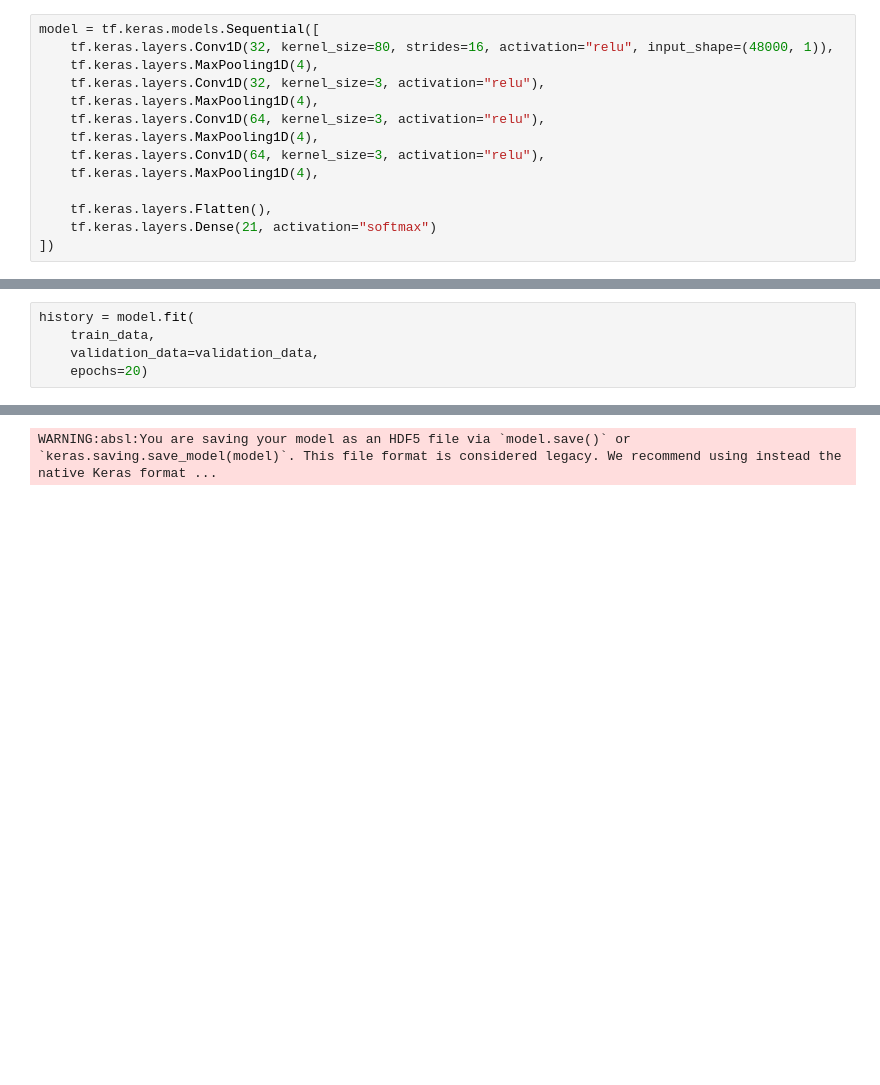
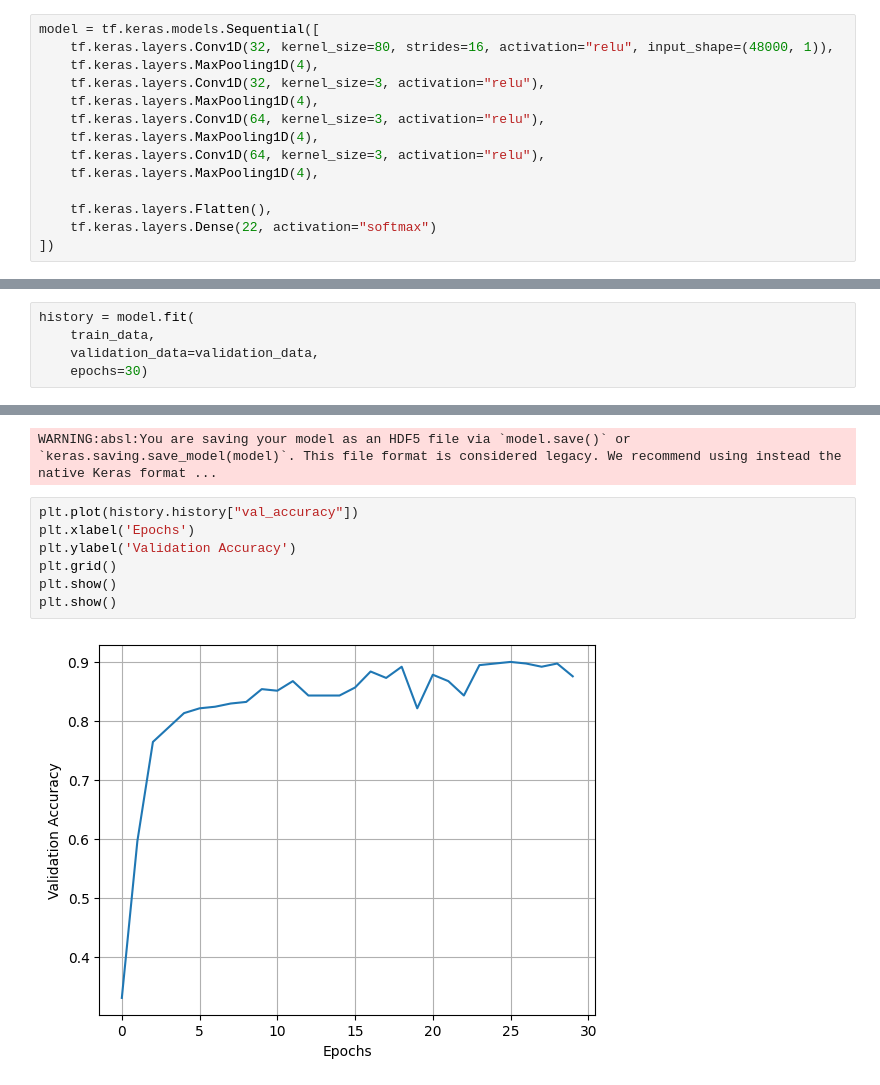
Before and after one commit to MahdiAhmadiKamal/Audio-Classification, a Jupyter notebook: train.ipynb, the cells around one changed output, grey strips where cells are left out. Drawn from its saved outputs; the diff is of its cells as text; blank space fills up the shorter version.

```diff
--- a/train.ipynb
+++ b/train.ipynb
@@ -51,7 +53,7 @@ model = tf.keras.models.Sequential([
     tf.keras.layers.MaxPooling1D(4),
 
     tf.keras.layers.Flatten(),
-    tf.keras.layers.Dense(21, activation="softmax")
+    tf.keras.layers.Dense(22, activation="softmax")
 ])
 # %%
 model.summary()
@@ -89,5 +91,5 @@ Train
 history = model.fit(
     train_data,
     validation_data=validation_data,
-    epochs=20)
+    epochs=30)
 # %% [output]
@@ -112,3 +114,12 @@ Epoch 20/20
 model.save("weights/audio_classification.h5")
 # %% [output]
 WARNING:absl:You are saving your model as an HDF5 file via `model.save()` or `keras.saving.save_model(model)`. This file format is considered legacy. We recommend using instead the native Keras format ...
+# %%
+plt.plot(history.history["val_accuracy"])
+plt.xlabel('Epochs')
+plt.ylabel('Validation Accuracy')
+plt.grid()
+plt.show()
+plt.show()
+# %% [output]
+[figure, added]
```
Also changed, not shown: parts of 8 cells of this notebook, 1 other file.
